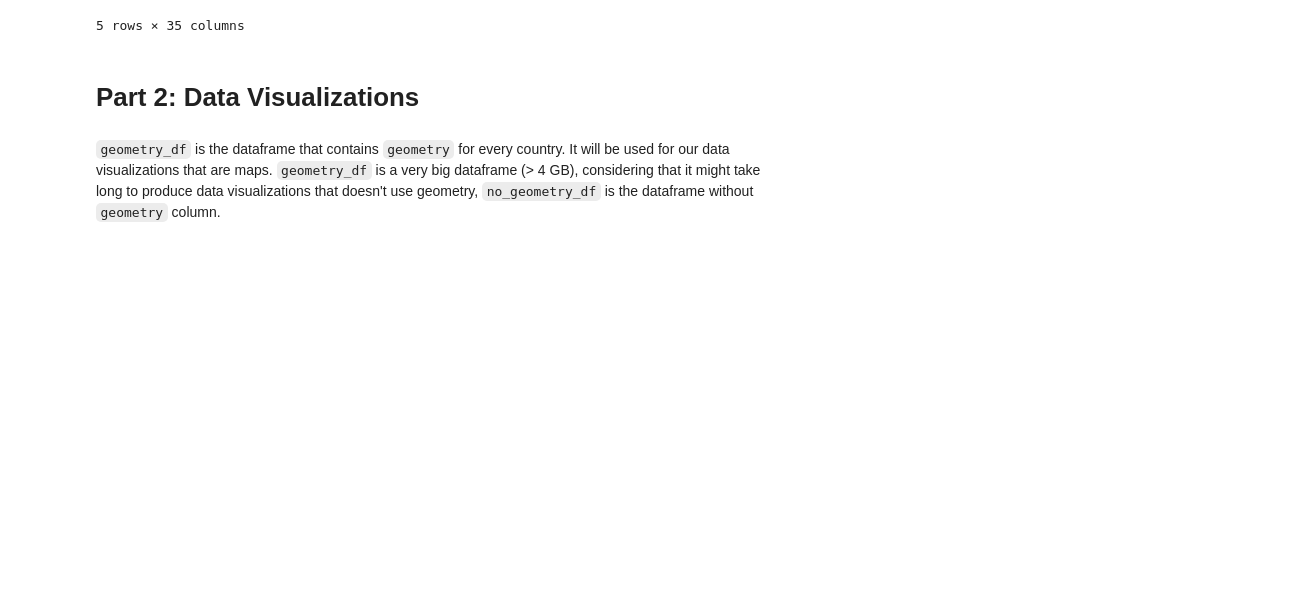
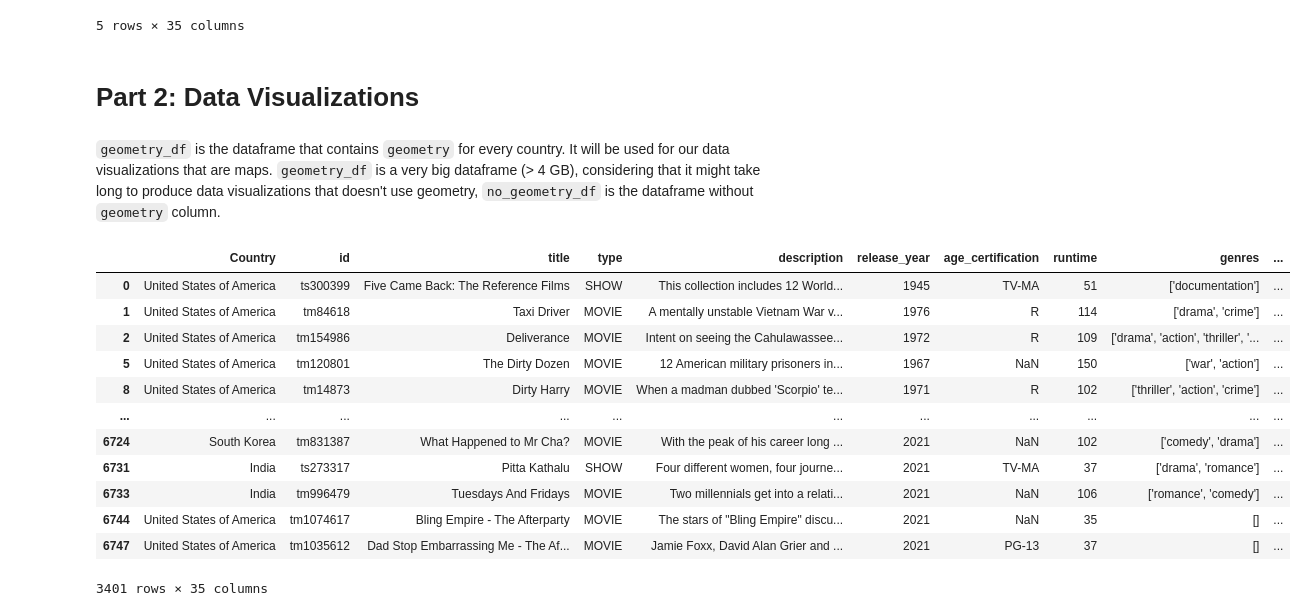
Before and after one commit to alice0217/DS4200-Project, a Jupyter notebook: data.ipynb, the cells around one changed output. Drawn from its saved outputs; the diff is of its cells as text; code cells hidden in the pictures; blank space fills up the shorter version.

```diff
--- a/data.ipynb
+++ b/data.ipynb
@@ -68,3 +68,27 @@ no_geometry_df.head()
 # Part 2: Data Visualizations
 # %% [markdown]
 `geometry_df` is the dataframe that contains `geometry` for every country. It will be used for our data visualizations that are maps. `geometry_df` is a very big dataframe (> 4 GB), considering that it might take long to produce data visualizations that doesn't use geometry, `no_geometry_df` is the dataframe without `geometry` column.
+# %%
+import pandas as pd
+
+# Assuming your DataFrame is named 'df'
+country_counts = no_geometry_df['production_countries'].value_counts()
+top_3_countries = country_counts.nlargest(3).index.tolist()
+
+top_3_df = no_geometry_df[no_geometry_df['production_countries'].isin(top_3_countries)]
+# %%
+top_3_df
+# %% [output]
+|  | Country | id | title | type | description | release_year | age_certification | runtime | genres | ... |
+| 0 | United States of America | ts300399 | Five Came Back: The Reference Films | SHOW | This collection includes 12 World... | 1945 | TV-MA | 51 | ['documentation'] | ... |
+| 1 | United States of America | tm84618 | Taxi Driver | MOVIE | A mentally unstable Vietnam War v... | 1976 | R | 114 | ['drama', 'crime'] | ... |
+| 2 | United States of America | tm154986 | Deliverance | MOVIE | Intent on seeing the Cahulawassee... | 1972 | R | 109 | ['drama', 'action', 'thriller', '... | ... |
+| 5 | United States of America | tm120801 | The Dirty Dozen | MOVIE | 12 American military prisoners in... | 1967 | NaN | 150 | ['war', 'action'] | ... |
+| 8 | United States of America | tm14873 | Dirty Harry | MOVIE | When a madman dubbed 'Scorpio' te... | 1971 | R | 102 | ['thriller', 'action', 'crime'] | ... |
+| ... | ... | ... | ... | ... | ... | ... | ... | ... | ... | ... |
+| 6724 | South Korea | tm831387 | What Happened to Mr Cha? | MOVIE | With the peak of his career long ... | 2021 | NaN | 102 | ['comedy', 'drama'] | ... |
+| 6731 | India | ts273317 | Pitta Kathalu | SHOW | Four different women, four journe... | 2021 | TV-MA | 37 | ['drama', 'romance'] | ... |
+| 6733 | India | tm996479 | Tuesdays And Fridays | MOVIE | Two millennials get into a relati... | 2021 | NaN | 106 | ['romance', 'comedy'] | ... |
+| 6744 | United States of America | tm1074617 | Bling Empire - The Afterparty | MOVIE | The stars of "Bling Empire" discu... | 2021 | NaN | 35 | [] | ... |
+| 6747 | United States of America | tm1035612 | Dad Stop Embarrassing Me - The Af... | MOVIE | Jamie Foxx, David Alan Grier and ... | 2021 | PG-13 | 37 | [] | ... |
+3401 rows × 35 columns
```
Also changed, not shown: parts of 6 cells of this notebook.
